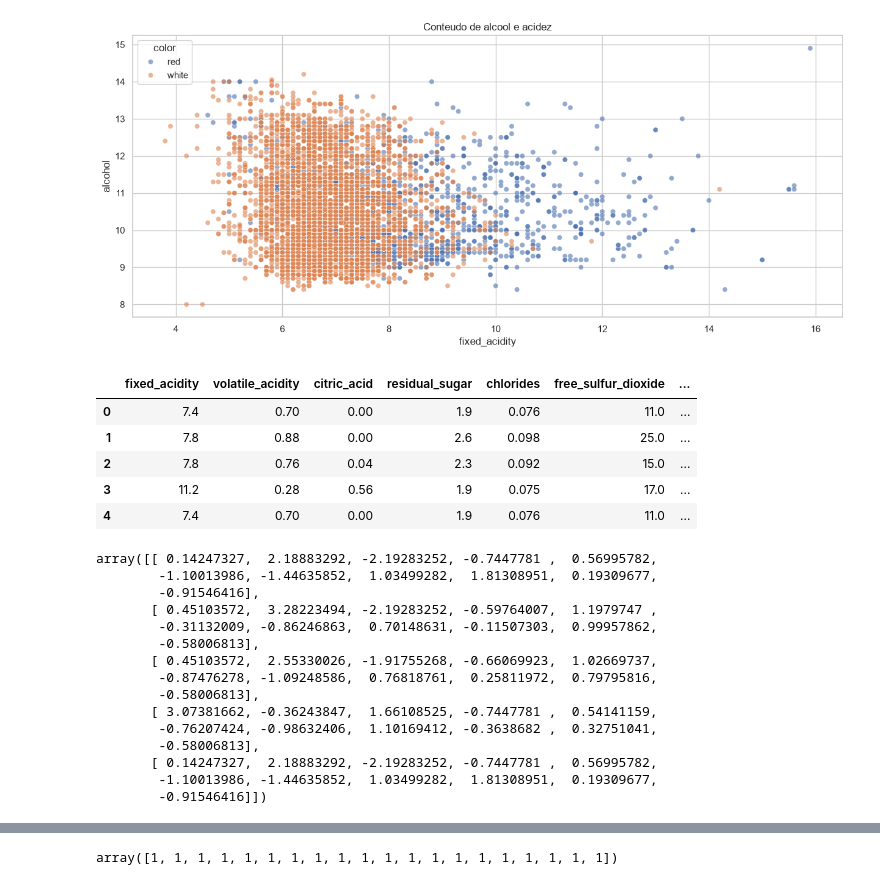
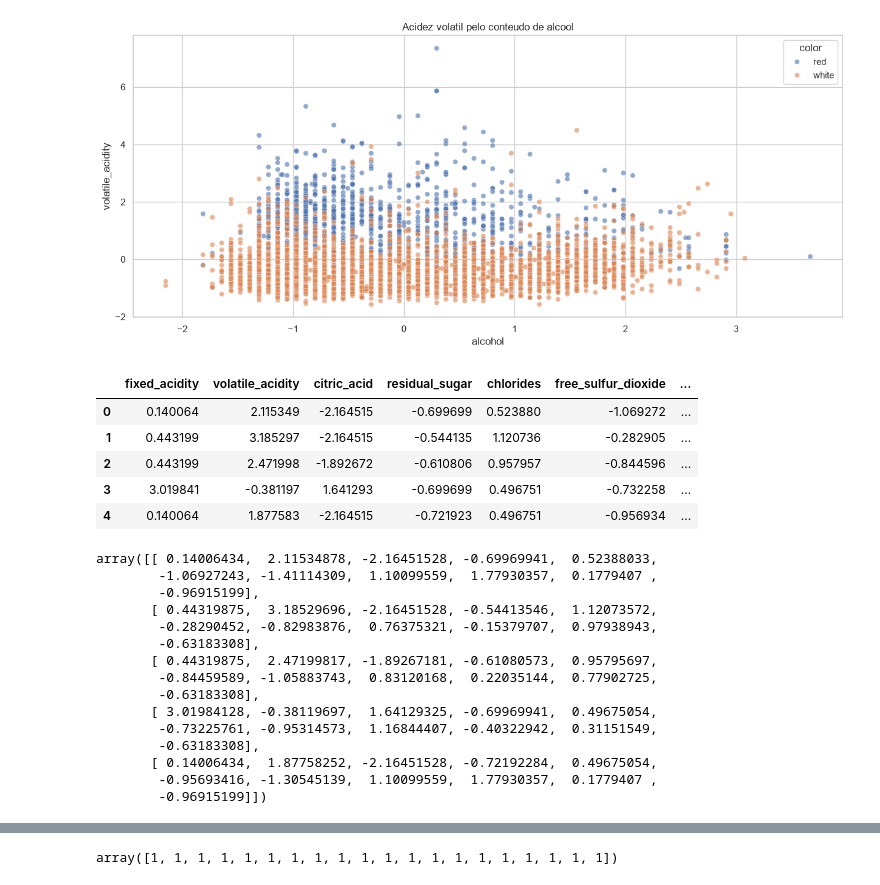
Before and after one commit to jacomassi04/Exercicio-Aula-Aprendizado-de-M-quina-N-o-Supervisionado-1, a Jupyter notebook: Exercicio_HAC_questao_3.ipynb, the cells around one changed output, grey strips where cells are left out. Saved outputs shown, nothing was run; the diff lists cells and outputs as text; code cells hidden in the pictures.

```diff
--- a/Exercicio_HAC_questao_3.ipynb
+++ b/Exercicio_HAC_questao_3.ipynb
@@ -15,22 +15,22 @@ sns.set_theme(style='whitegrid')
 np.random.seed(42)
 # %%
 # carrega base de dados
-df = pd.read_csv("/Users/claudiojacomassi/Documents/GitHub/Exercicio Aula Aprendizado de Máquina Não Supervisionado 1/vinhos_dataset.csv")
+df = pd.read_csv("/Users/claudiojacomassi/Documents/GitHub/Exercicio Aula Aprendizado de Máquina Não Supervisionado 1/vinhos_dataset_cleaned.csv")
 # %%
-# Grafico conteudo de alcool vs acidez
+# Grafico conteudo de alcool vs acidez (pesquisa na web diz que estas variaveis sao bastante relacionadas)
 plt.figure(figsize=(15, 6))
 sns.scatterplot(
     data=df,
-    x='fixed_acidity',
-    y='alcohol',
+    x='alcohol',
+    y='volatile_acidity',
     hue='color',
     alpha=0.6
 )
-plt.title('Conteudo de alcool e acidez')
+plt.title('Acidez volatil pelo conteudo de alcool')
 plt
 plt.show()
 # %% [output]
-[figure, old version]
+[figure, new version]
 # %%
 # Definindo os features e mostrando o cabecario e 5 linhas
 features = ['fixed_acidity',
@@ -48,29 +48,30 @@ X = df[features].copy()
 X.head()
 # %% [output]
 |  | fixed_acidity | volatile_acidity | citric_acid | residual_sugar | chlorides | free_sulfur_dioxide | ... |
-| 0 | 7.4 | 0.70 | 0.00 | 1.9 | 0.076 | 11.0 | ... |
-| 1 | 7.8 | 0.88 | 0.00 | 2.6 | 0.098 | 25.0 | ... |
-| 2 | 7.8 | 0.76 | 0.04 | 2.3 | 0.092 | 15.0 | ... |
-| 3 | 11.2 | 0.28 | 0.56 | 1.9 | 0.075 | 17.0 | ... |
-| 4 | 7.4 | 0.70 | 0.00 | 1.9 | 0.076 | 11.0 | ... |
+| 0 | 0.140064 | 2.115349 | -2.164515 | -0.699699 | 0.523880 | -1.069272 | ... |
+| 1 | 0.443199 | 3.185297 | -2.164515 | -0.544135 | 1.120736 | -0.282905 | ... |
+| 2 | 0.443199 | 2.471998 | -1.892672 | -0.610806 | 0.957957 | -0.844596 | ... |
+| 3 | 3.019841 | -0.381197 | 1.641293 | -0.699699 | 0.496751 | -0.732258 | ... |
+| 4 | 0.140064 | 1.877583 | -2.164515 | -0.721923 | 0.496751 | -0.956934 | ... |
 # %%
 # Faz o scaler dos "features" usando o standardscaler
+scaler = StandardScaler()
 X_scaled = scaler.fit_transform(X)
 X_scaled[:5]
 # %% [output]
-array([[ 0.14247327,  2.18883292, -2.19283252, -0.7447781 ,  0.56995782,
-        -1.10013986, -1.44635852,  1.03499282,  1.81308951,  0.19309677,
-        -0.91546416],
-       [ 0.45103572,  3.28223494, -2.19283252, -0.59764007,  1.1979747 ,
-        -0.31132009, -0.86246863,  0.70148631, -0.11507303,  0.99957862,
-        -0.58006813],
-       [ 0.45103572,  2.55330026, -1.91755268, -0.66069923,  1.02669737,
-        -0.87476278, -1.09248586,  0.76818761,  0.25811972,  0.79795816,
-        -0.58006813],
-       [ 3.07381662, -0.36243847,  1.66108525, -0.7447781 ,  0.54141159,
-        -0.76207424, -0.98632406,  1.10169412, -0.3638682 ,  0.32751041,
-        -0.58006813],
-       [ 0.14247327,  2.18883292, -2.19283252, -0.7447781 ,  0.56995782,
-        -1.10013986, -1.44635852,  1.03499282,  1.81308951,  0.19309677,
-        -0.91546416]])
+array([[ 0.14006434,  2.11534878, -2.16451528, -0.69969941,  0.52388033,
+        -1.06927243, -1.41114309,  1.10099559,  1.77930357,  0.1779407 ,
+        -0.96915199],
+       [ 0.44319875,  3.18529696, -2.16451528, -0.54413546,  1.12073572,
+        -0.28290452, -0.82983876,  0.76375321, -0.15379707,  0.97938943,
+        -0.63183308],
+       [ 0.44319875,  2.47199817, -1.89267181, -0.61080573,  0.95795697,
+        -0.84459589, -1.05883743,  0.83120168,  0.22035144,  0.77902725,
+        -0.63183308],
+       [ 3.01984128, -0.38119697,  1.64129325, -0.69969941,  0.49675054,
+        -0.73225761, -0.95314573,  1.16844407, -0.40322942,  0.31151549,
+        -0.63183308],
+       [ 0.14006434,  1.87758252, -2.16451528, -0.72192284,  0.49675054,
+        -0.95693416, -1.30545139,  1.10099559,  1.77930357,  0.1779407 ,
+        -0.96915199]])
 # %%
```
Also changed, not shown: parts of 9 cells of this notebook, 8 other files.
